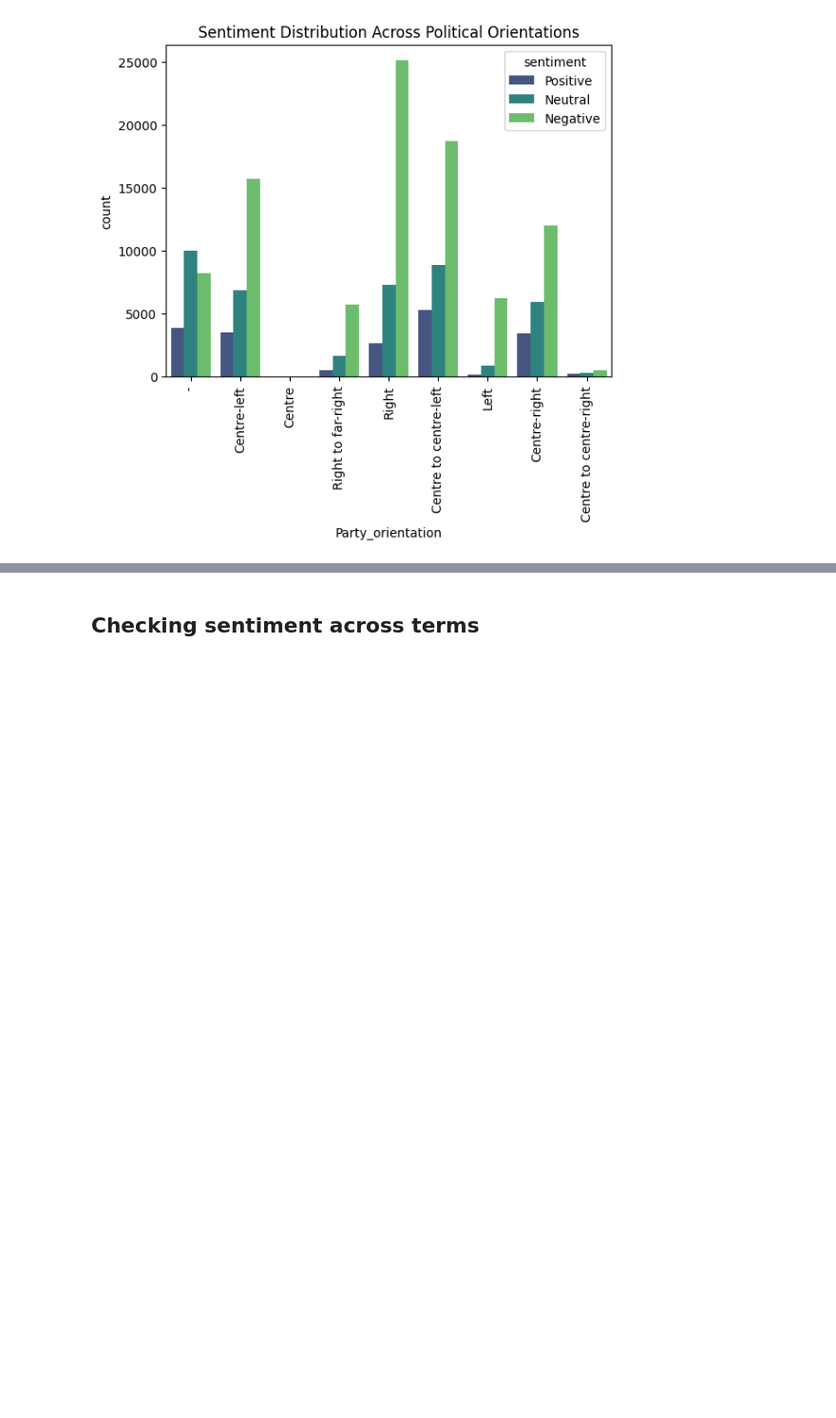
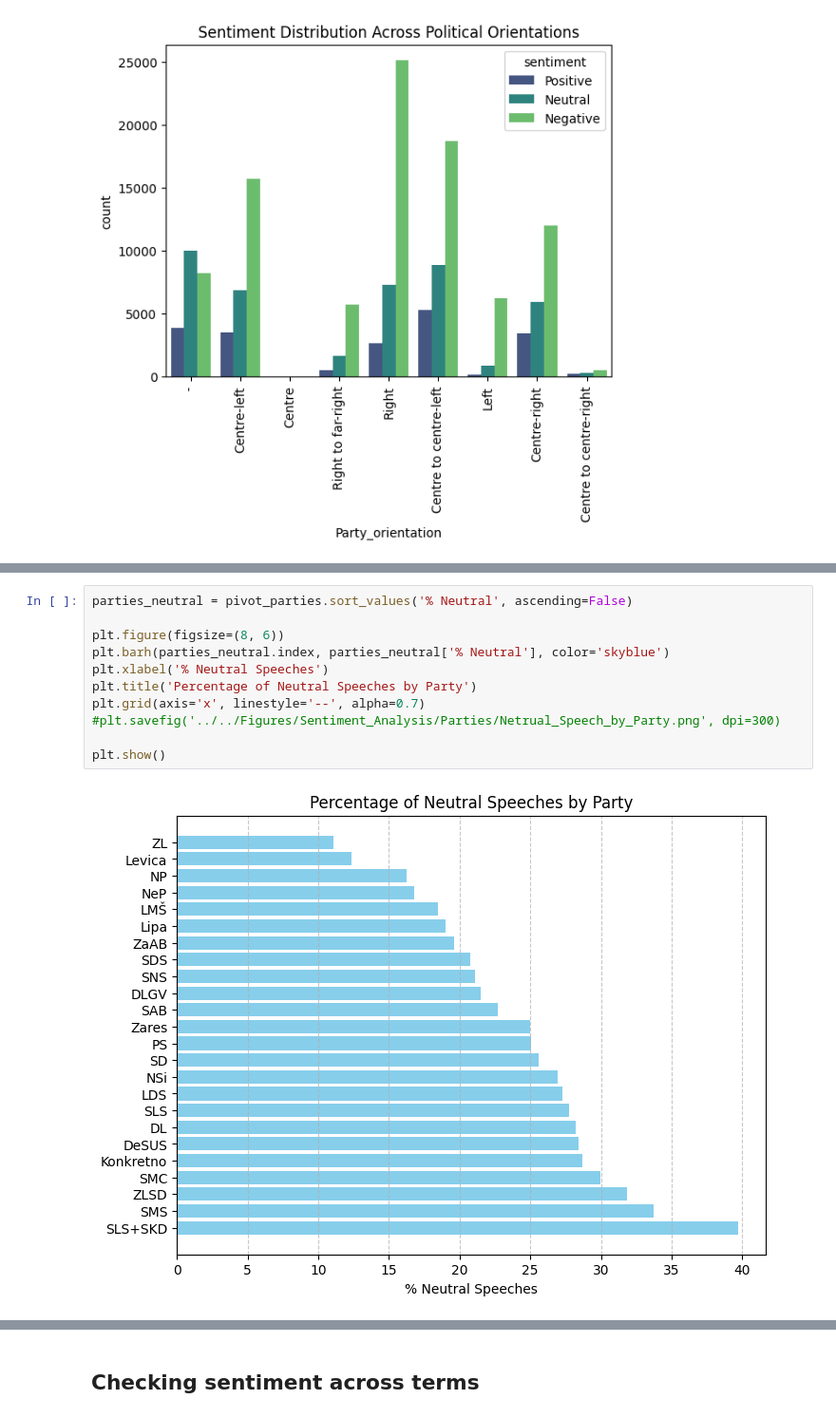
Before and after one commit to katjameden/ParlaMint_Sentiment, a Jupyter notebook: Aggregation/Notebooks/Sentiment_Analysis/Analysis.ipynb, the cells around one changed output, grey strips where cells are left out. Shown at 95% size. Saved outputs shown, nothing was run; the diff lists cells and outputs as text; blank space fills up the shorter version.

```diff
--- a/Aggregation/Notebooks/Sentiment_Analysis/Analysis.ipynb
+++ b/Aggregation/Notebooks/Sentiment_Analysis/Analysis.ipynb
@@ -245,0 +279,13 @@ plt.show()
+# %%
+parties_neutral = pivot_parties.sort_values('% Neutral', ascending=False)
+
+plt.figure(figsize=(8, 6))
+plt.barh(parties_neutral.index, parties_neutral['% Neutral'], color='skyblue')
+plt.xlabel('% Neutral Speeches')
+plt.title('Percentage of Neutral Speeches by Party')
+plt.grid(axis='x', linestyle='--', alpha=0.7)
+#plt.savefig('../../Figures/Sentiment_Analysis/Parties/Netrual_Speech_by_Party.png', dpi=300)
+
+plt.show()
+# %% [output]
+[figure, added]
```
Also changed, not shown: parts of 27 cells of this notebook, 5 other files.
